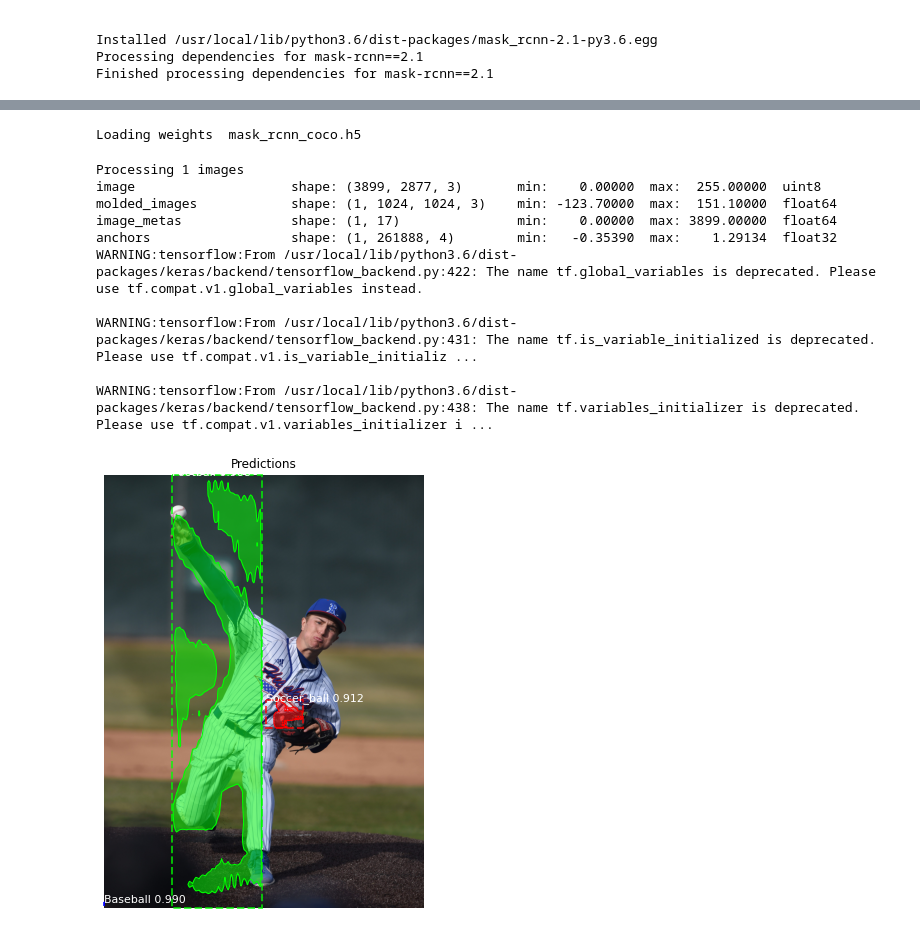
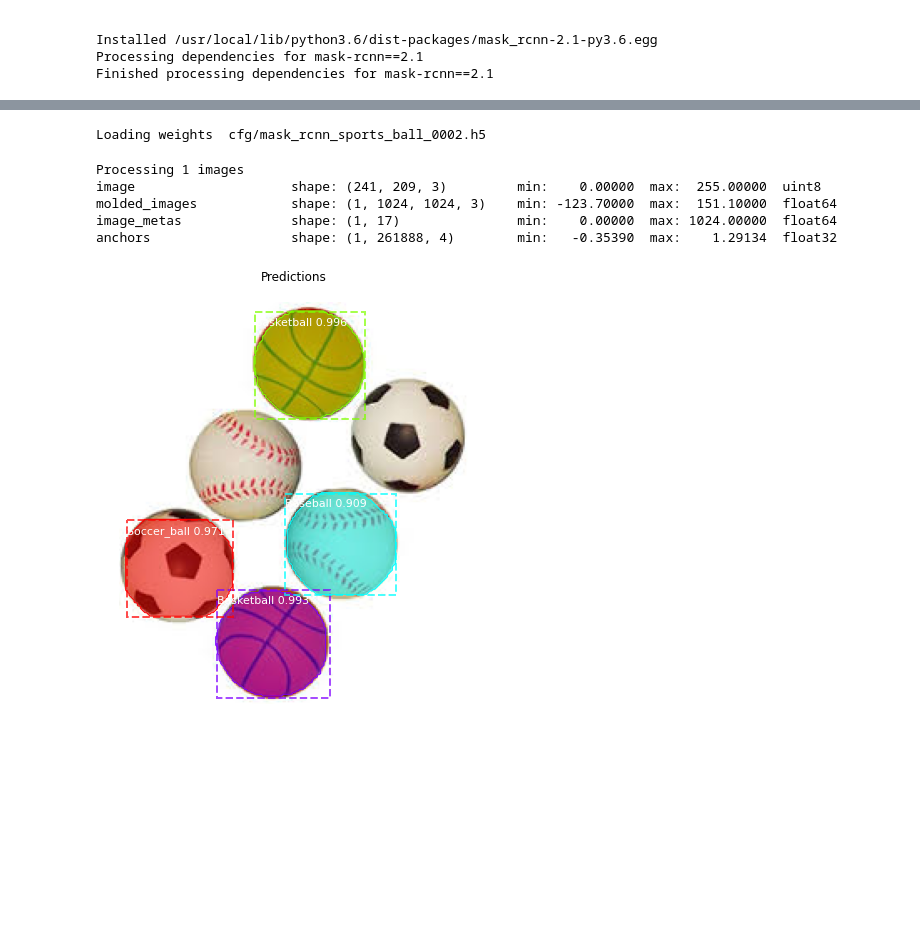
Before and after one commit to SYunMoon/Mask_RCNN, a Jupyter notebook: sports_balls.ipynb, the cells around one changed output, grey strips where cells are left out. Cells and saved outputs as stored; diff of their text form; code cells hidden in the pictures; blank space fills up the shorter version.

```diff
--- a/sports_balls.ipynb
+++ b/sports_balls.ipynb
@@ -377,9 +376,9 @@ Class Count: 5
 # %%
 # Load and display random samples
 image_ids = np.random.choice(dataset.image_ids, 4)
-for image_id in image_ids:
+for image_id in dataset.image_ids:
     image = dataset.load_image(image_id)
     mask, class_ids = dataset.load_mask(image_id)
-    #print (class_ids,dataset.class_names)
+    print (image_ids,dataset.class_names)
     visualize.display_top_masks(image, mask, class_ids, dataset.class_names)
 # %% [output]
@@ -412,8 +408,8 @@ box_ind is deprecated, use box_indices instead
 # %%
 # Select weights file to load
 
-weights_path = 'mask_rcnn_coco.h5'
-#weights_path = 'cfg/mask_rcnn_baseball_0010.h5'
+#weights_path = 'mask_rcnn_coco.h5'
+weights_path = 'cfg/mask_rcnn_sports_ball_0038.h5'
 
     # Load weights
 #    print("Loading weights ", weights_path)
@@ -441,7 +437,7 @@ def train(model):
     print("Training network heads")
     model.train(dataset_train, dataset_val,
                 learning_rate=config.LEARNING_RATE,
-                epochs=20,
+                epochs=10,
                 layers='heads')
 # %%
 train(model)
@@ -515,36 +496,31 @@ def get_ax(rows=1, cols=1, size=8):
 from mrcnn import visualize
 from mrcnn.visualize import display_images
 
-weights_path = 'mask_rcnn_sports_ball_0070.h5'
+weights_path = 'cfg/mask_rcnn_sports_ball_0002.h5'
 
 # Load weights
 print("Loading weights ", weights_path)
 model.load_weights(weights_path, by_name=True)
 # %% [output]
-Loading weights  mask_rcnn_coco.h5
+Loading weights  cfg/mask_rcnn_sports_ball_0002.h5
 # %%
 import random
 from mrcnn.model import log
 
-filename = ('../../datasets/ball4.jpg')
+filename = ('images/sports_ball1.jpg')
 image = skimage.io.imread(filename)
 results = model.detect([image], verbose=1)
 
 # Display results
 ax = get_ax(1)
 r = results[0]
 visualize.display_instances(image, r['rois'], r['masks'], r['class_ids'],
                             dataset.class_names, r['scores'], ax=ax,
                             title="Predictions")
 # %% [output]
 Processing 1 images
-image                    shape: (3899, 2877, 3)       min:    0.00000  max:  255.00000  uint8
+image                    shape: (241, 209, 3)         min:    0.00000  max:  255.00000  uint8
 molded_images            shape: (1, 1024, 1024, 3)    min: -123.70000  max:  151.10000  float64
-image_metas              shape: (1, 17)               min:    0.00000  max: 3899.00000  float64
+image_metas              shape: (1, 17)               min:    0.00000  max: 1024.00000  float64
 anchors                  shape: (1, 261888, 4)        min:   -0.35390  max:    1.29134  float32
-WARNING:tensorflow:From /usr/local/lib/python3.6/dist-packages/keras/backend/tensorflow_backend.py:422: The name tf.global_variables is deprecated. Please use tf.compat.v1.global_variables instead.
-
-WARNING:tensorflow:From /usr/local/lib/python3.6/dist-packages/keras/backend/tensorflow_backend.py:431: The name tf.is_variable_initialized is deprecated. Please use tf.compat.v1.is_variable_initializ ...
-
-WARNING:tensorflow:From /usr/local/lib/python3.6/dist-packages/keras/backend/tensorflow_backend.py:438: The name tf.variables_initializer is deprecated. Please use tf.compat.v1.variables_initializer i ...
-[figure, old version]
+[figure, new version]
```
Also changed, not shown: parts of 9 cells of this notebook.
